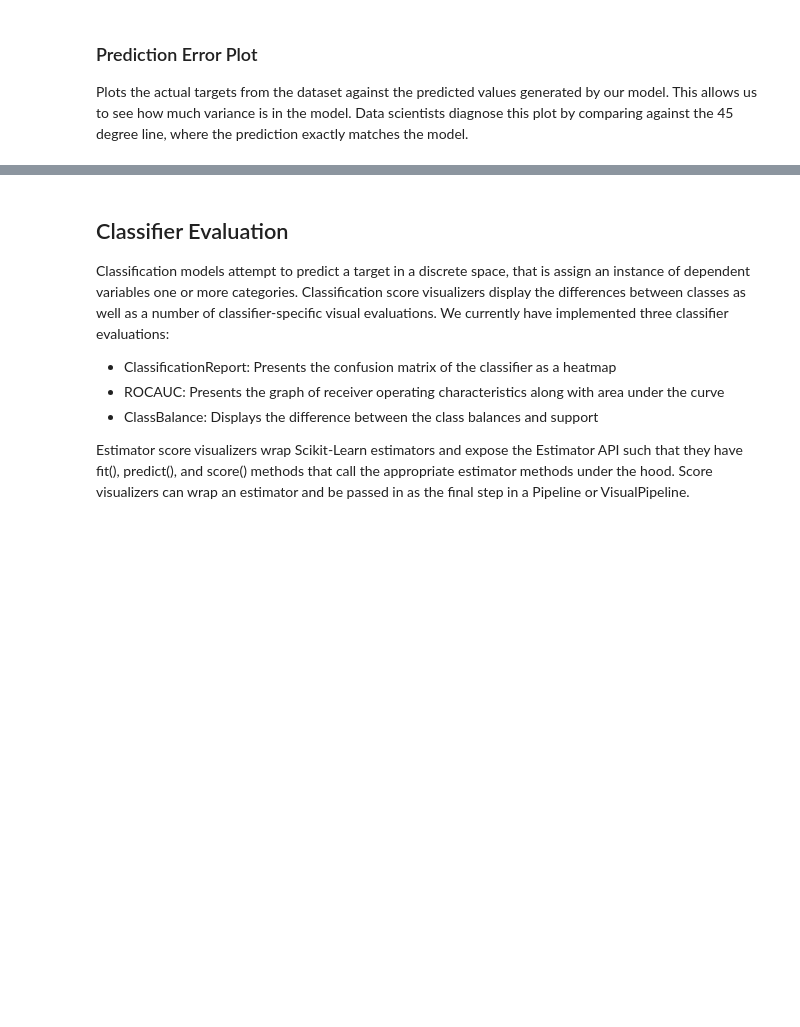
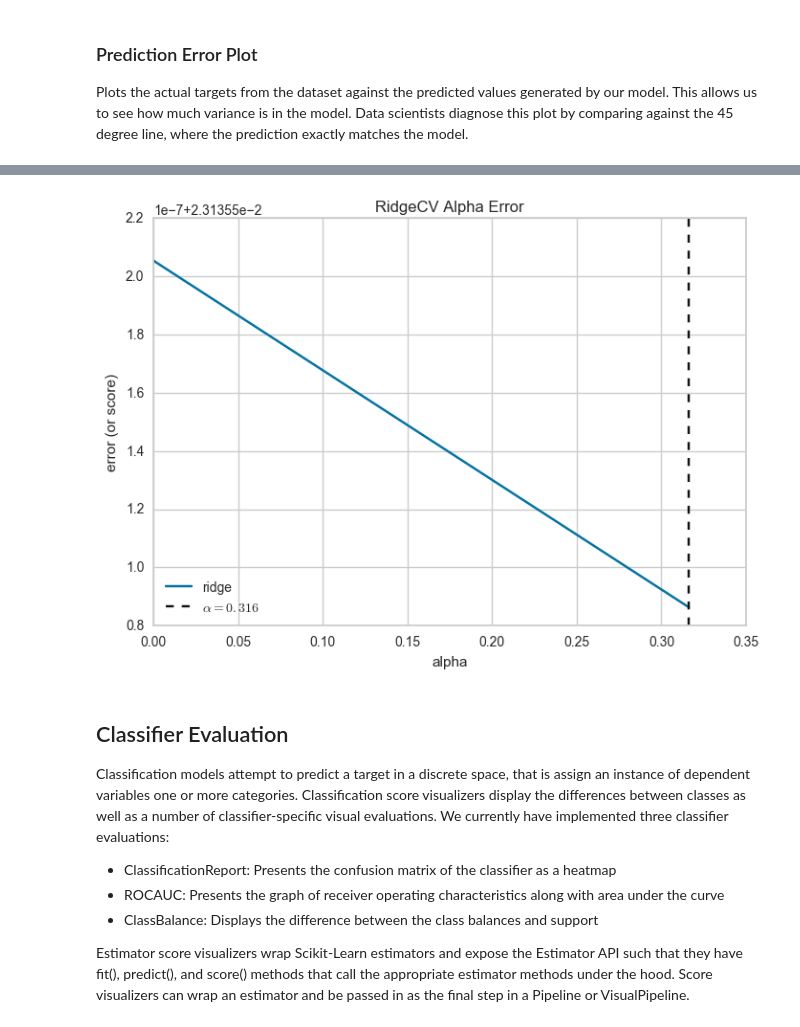
Before and after one commit to DistrictDataLabs/yellowbrick, a Jupyter notebook: examples/examples.ipynb, the cells around one changed output, grey strips where cells are left out. Drawn from its saved outputs; the diff is of its cells as text; code cells hidden in the pictures; blank space fills up the shorter version.

Commit message:
added alpha and cluster examples

```diff
--- a/examples/examples.ipynb
+++ b/examples/examples.ipynb
@@ -249,3 +259,27 @@ g = visualizer.poof()             # Draw/show/poof the data
+# %%
+# Load the data
+df = load_data('concrete')
+feature_names = ['cement', 'slag', 'ash', 'water', 'splast', 'coarse', 'fine', 'age']
+target_name = 'strength'
+
+# Get the X and y data from the DataFrame
+X = df[feature_names].as_matrix()
+y = df[target_name].as_matrix()
+
+# Create the train and test data
+X_train, X_test, y_train, y_test = train_test_split(X, y, test_size=0.2)
+# %%
+# Create a list of alphas to cross-validate against
+alphas = np.logspace(-12, -0.5, 400)
+
+# Instantiate the linear model and visualizer
+model = RidgeCV(alphas=alphas, scoring="neg_mean_squared_error")
+visualizer = AlphaSelection(model)
+
+visualizer.fit(X_train, y_train)  # Fit the training data to the visualizer
+g = visualizer.poof()             # Draw/show/poof the data
+# %% [output]
+[figure, added]
 # %% [markdown]
 ## Classifier Evaluation
 
```
Also changed, not shown: parts of 20 cells of this notebook.
